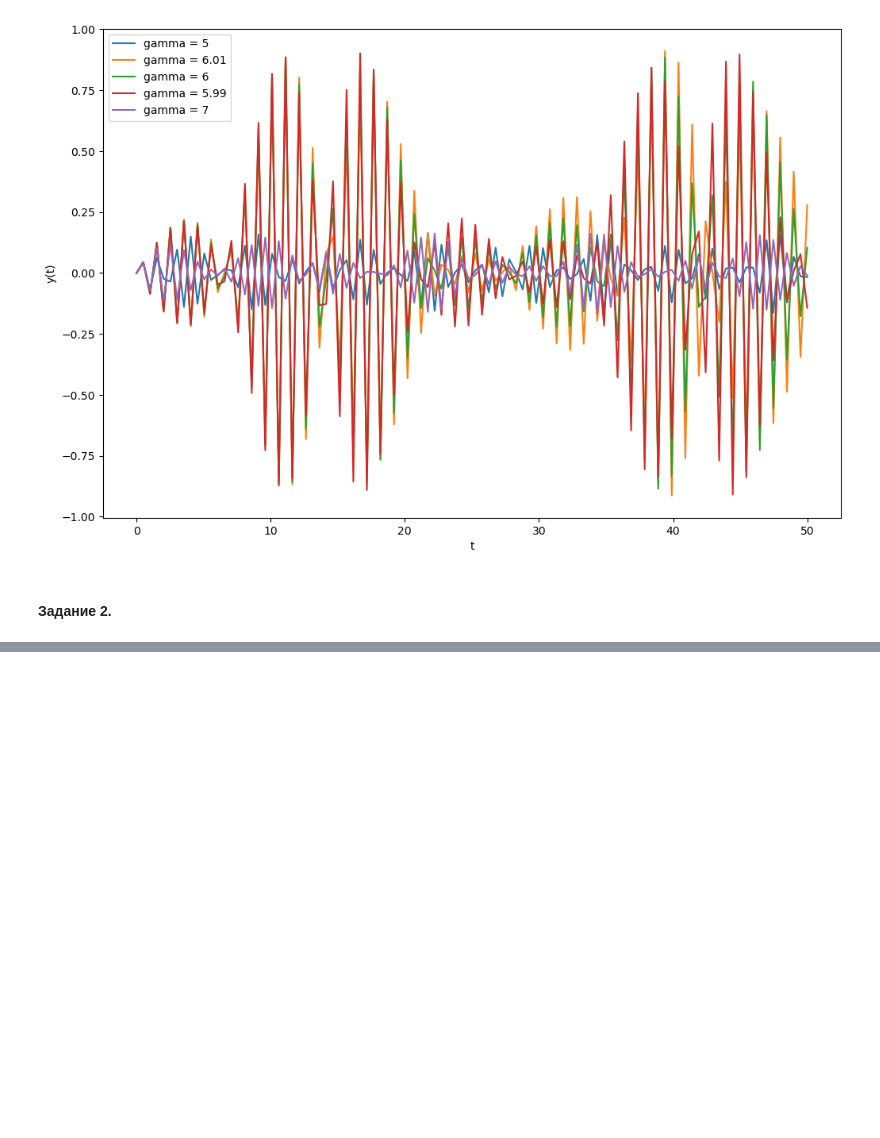
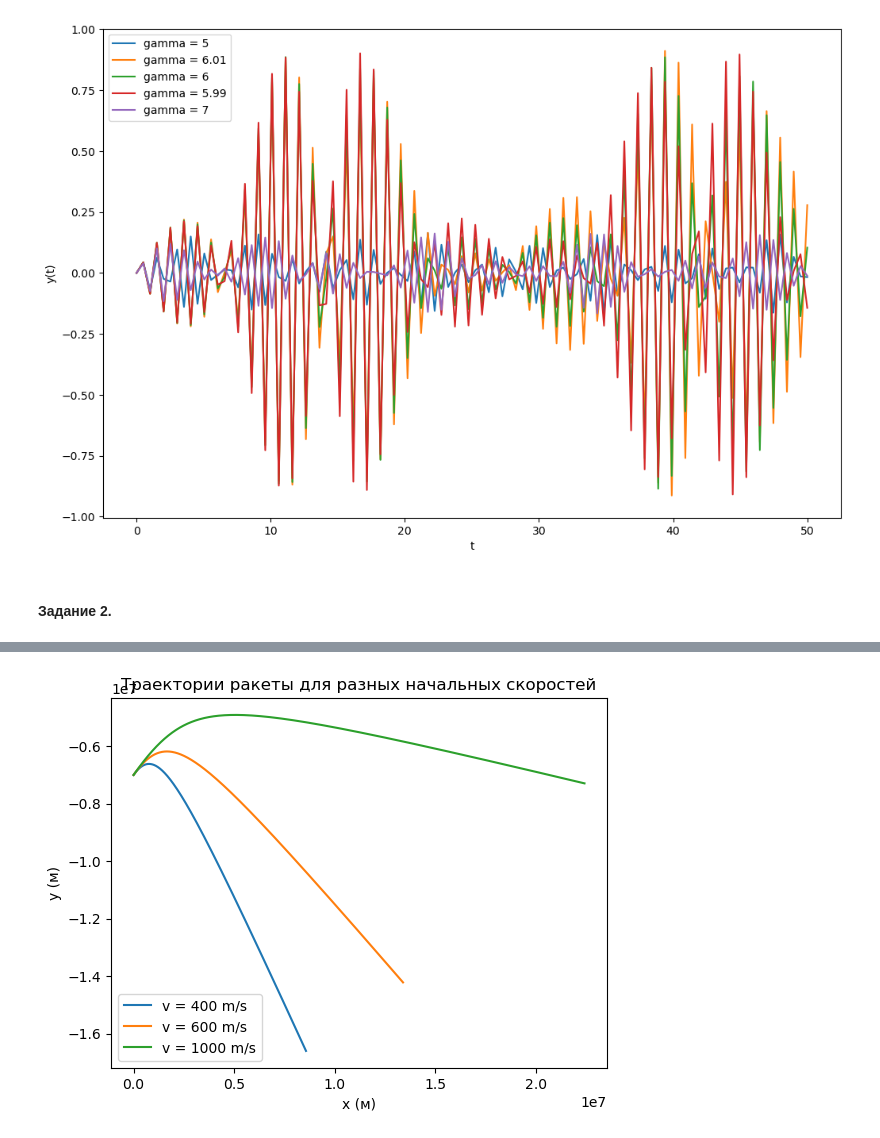
Before and after one commit to niktimf/CHSU_optimization_methods, a Jupyter notebook: LABA3OM/LABA3OM.ipynb, the cells around one changed output, grey strips where cells are left out. Saved outputs shown, nothing was run; the diff lists cells and outputs as text; code cells hidden in the pictures; blank space fills up the shorter version.

```diff
--- a/LABA3OM/LABA3OM.ipynb
+++ b/LABA3OM/LABA3OM.ipynb
@@ -267,0 +170,51 @@ plt.show()
+# %%
+import numpy as np
+import matplotlib.pyplot as plt
+
+# Константы
+G = 6.67430e-11
+m1 = 10000
+m2 = 7.3e22
+x0, y0 = -4.24e-9, -7e6
+v_list = [400, 600, 1000]
+theta = np.pi / 4 # Угол между направлением скорости ракеты и осью x
+delta_t = 20
+simulation_time = 20000
+
+# Функция для вычисления ускорения
+def acceleration(x, y):
+	r_squared = x**2 + y**2
+	r_cubed = r_squared * np.sqrt(r_squared)
+	ax = G * m2 * x / r_cubed
+	ay = G * m2 * y / r_cubed
+	return ax, ay
+
+# Метод Эйлера
+def euler_method(v, dt, t_end):
+	num_steps = int(t_end / dt)
+	x, y, vx, vy = np.zeros(num_steps), np.zeros(num_steps), np.zeros(num_steps), np.zeros(num_steps)
+	x[0], y[0] = x0, y0
+	vx[0], vy[0] = v * np.cos(theta), v * np.sin(theta)
+
+	for i in range(1, num_steps):
+		ax, ay = acceleration(x[i-1], y[i-1])
+		x[i] = x[i-1] + vx[i-1] * dt
+		y[i] = y[i-1] + vy[i-1] * dt
+		vx[i] = vx[i-1] + ax * dt
+		vy[i] = vy[i-1] + ay * dt
+
+	return x, y
+
+# Решение для каждой начальной скорости и построение траекторий
+plt.figure()
+for v in v_list:
+	x, y = euler_method(v, delta_t, simulation_time)
+	plt.plot(x, y, label=f"v = {v} m/s")
+
+plt.xlabel("x (м)")
+plt.ylabel("y (м)")
+plt.title("Траектории ракеты для разных начальных скоростей")
+plt.legend()
+plt.show()
+# %% [output]
+[figure, added]
```
Also changed, not shown: parts of 5 cells of this notebook.
